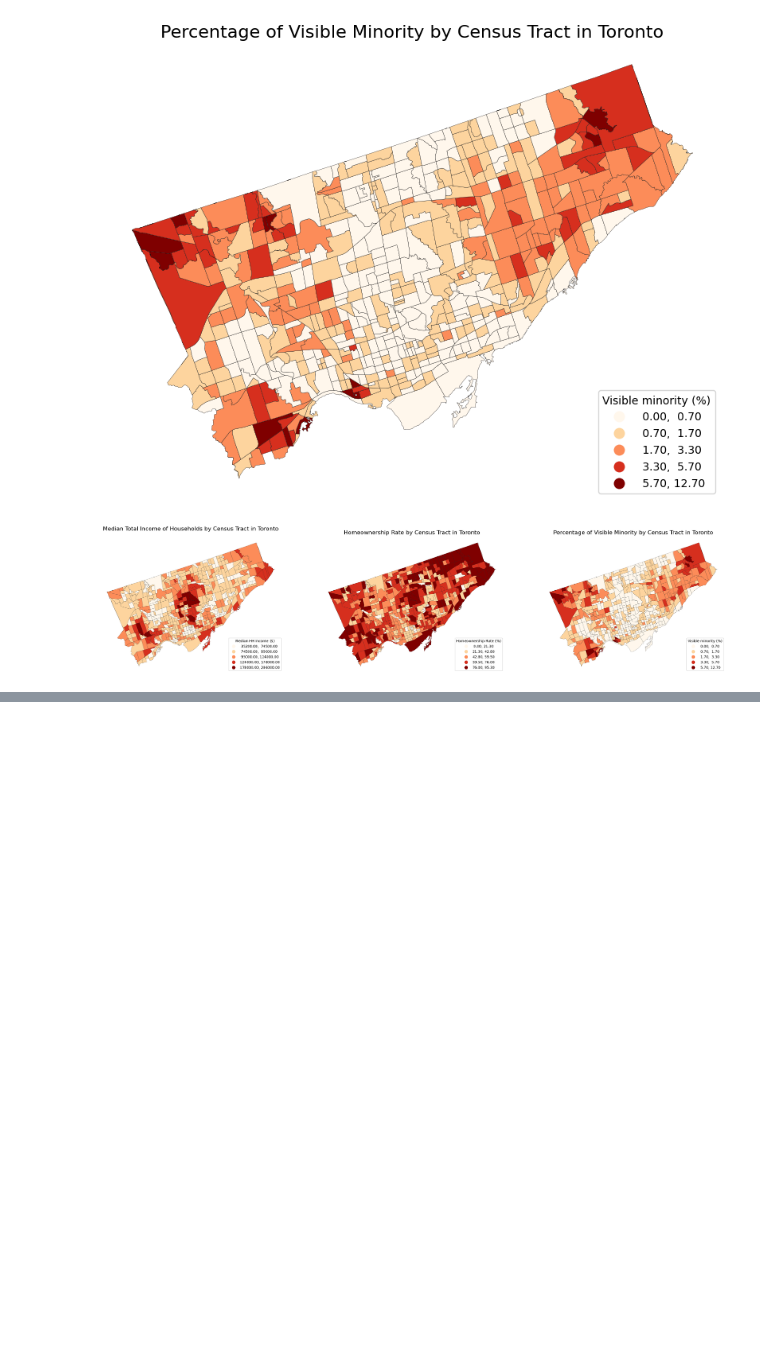
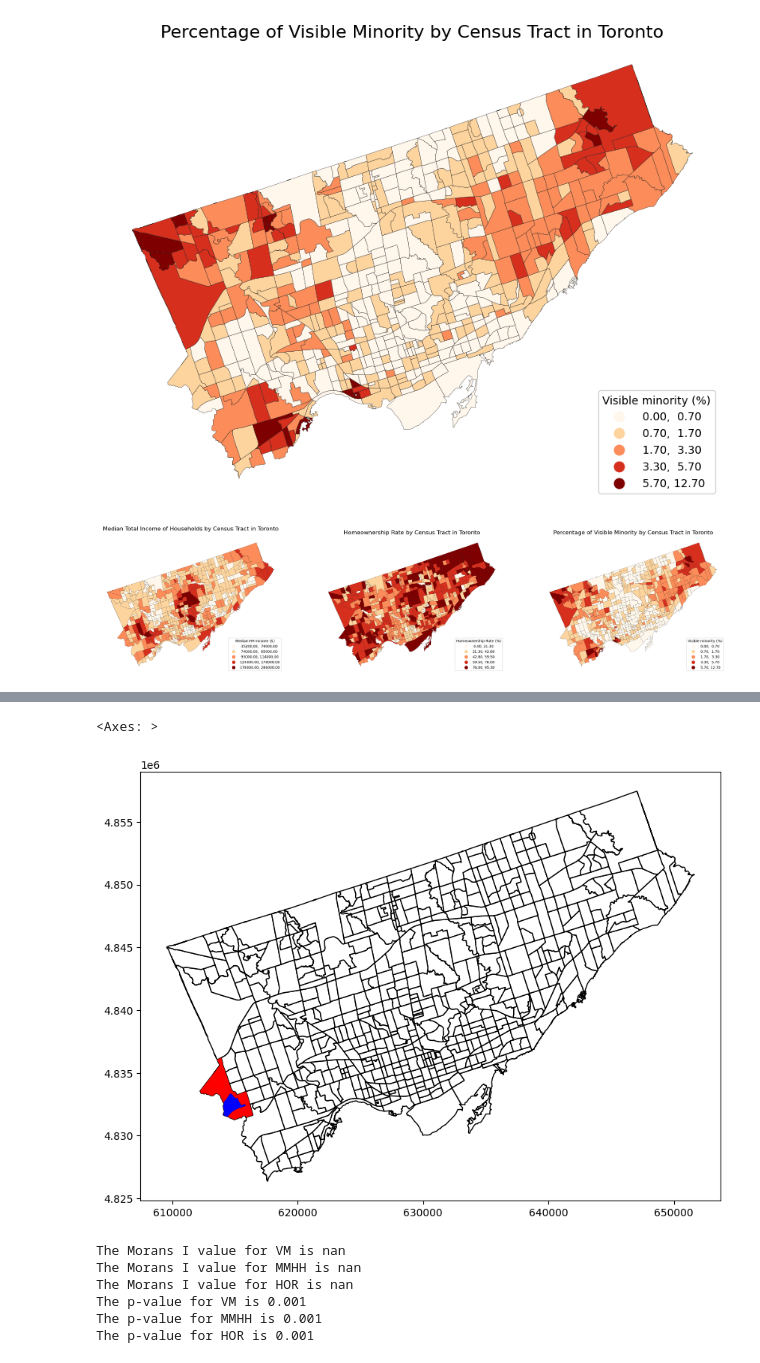
Before and after one commit to polina-gorn/GGR375-Group-Project, a Jupyter notebook: CT_data_map.ipynb, the cells around one changed output, grey strips where cells are left out. Saved outputs shown, nothing was run; the diff lists cells and outputs as text; code cells hidden in the pictures; blank space fills up the shorter version.

```diff
--- a/CT_data_map.ipynb
+++ b/CT_data_map.ipynb
@@ -76,0 +167,30 @@ m2.set_axis_off()
+# %%
+fpt = toronto_ct.loc[[24]]
+fn = toronto_ct.loc[[80,20,22,40,27]]
+
+fig, ax = plt.subplots(figsize=(10, 10))
+toronto_ct.plot(ax = ax, edgecolor = 'black', facecolor = 'w')
+fpt.plot(ax = ax, facecolor = 'b')
+fn.plot(ax = ax, facecolor='r')
+# %% [output]
+<Axes: >
+[figure, added]
+# %%
+VMmoransi = esda.Moran(toronto_ct['Percentage of visible minority'], w)
+MMHHmoransi = esda.Moran(toronto_ct['Median total income of households in 2020 ($)'], w)
+HORmoransi = esda.Moran(toronto_ct['Homeownership rate (%)'],w)
+
+print(f'The Morans I value for VM is {VMmoransi.I}')
+print(f'The Morans I value for MMHH is {MMHHmoransi.I}')
+print(f'The Morans I value for HOR is {HORmoransi.I}')
+
+print(f'The p-value for VM is {VMmoransi.p_sim}')
+print(f'The p-value for MMHH is {MMHHmoransi.p_sim}')
+print(f'The p-value for HOR is {HORmoransi.p_sim}')
+# %% [output]
+The Morans I value for VM is nan
+The Morans I value for MMHH is nan
+The Morans I value for HOR is nan
+The p-value for VM is 0.001
+The p-value for MMHH is 0.001
+The p-value for HOR is 0.001
```
Also changed, not shown: parts of 4 cells of this notebook, 5 other files.
